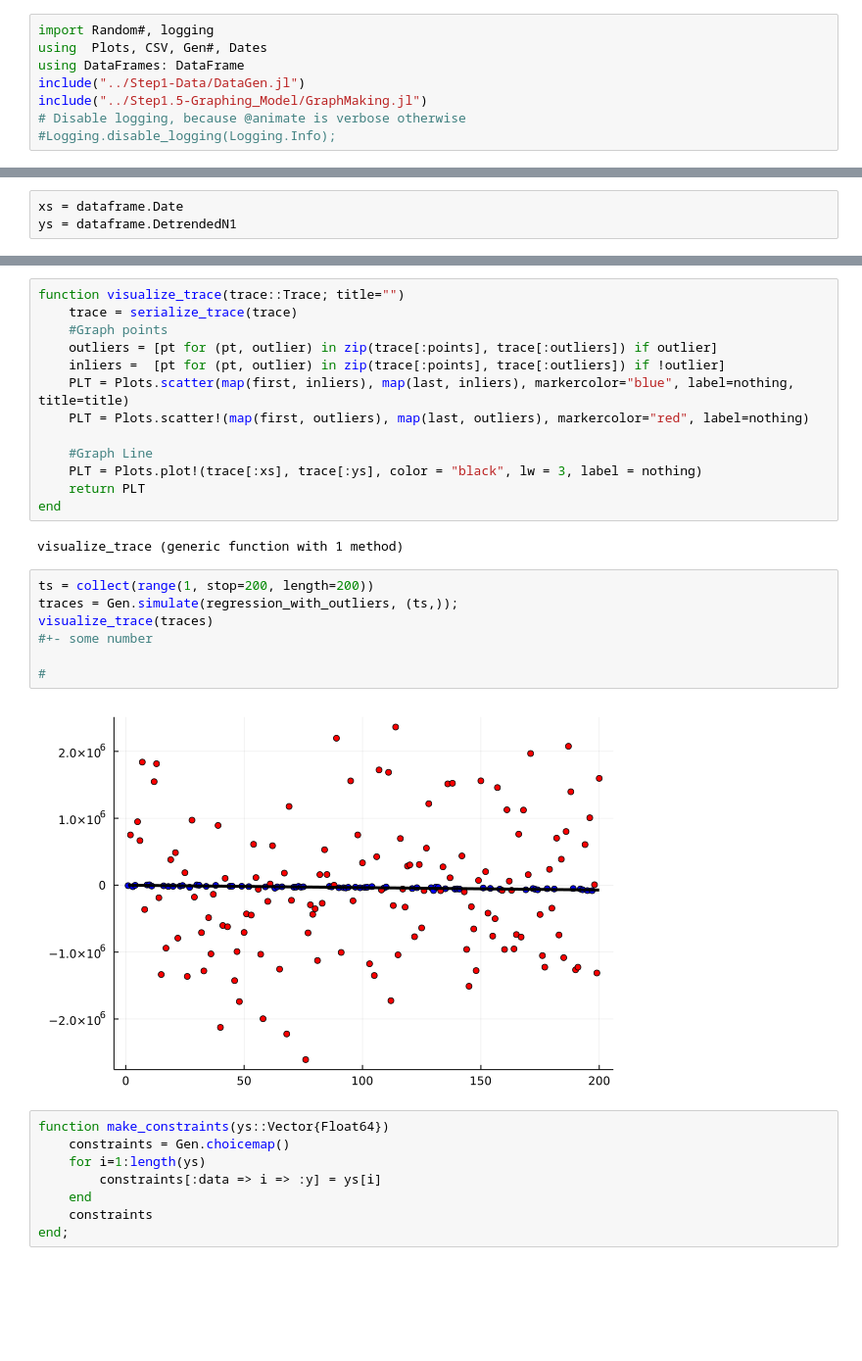
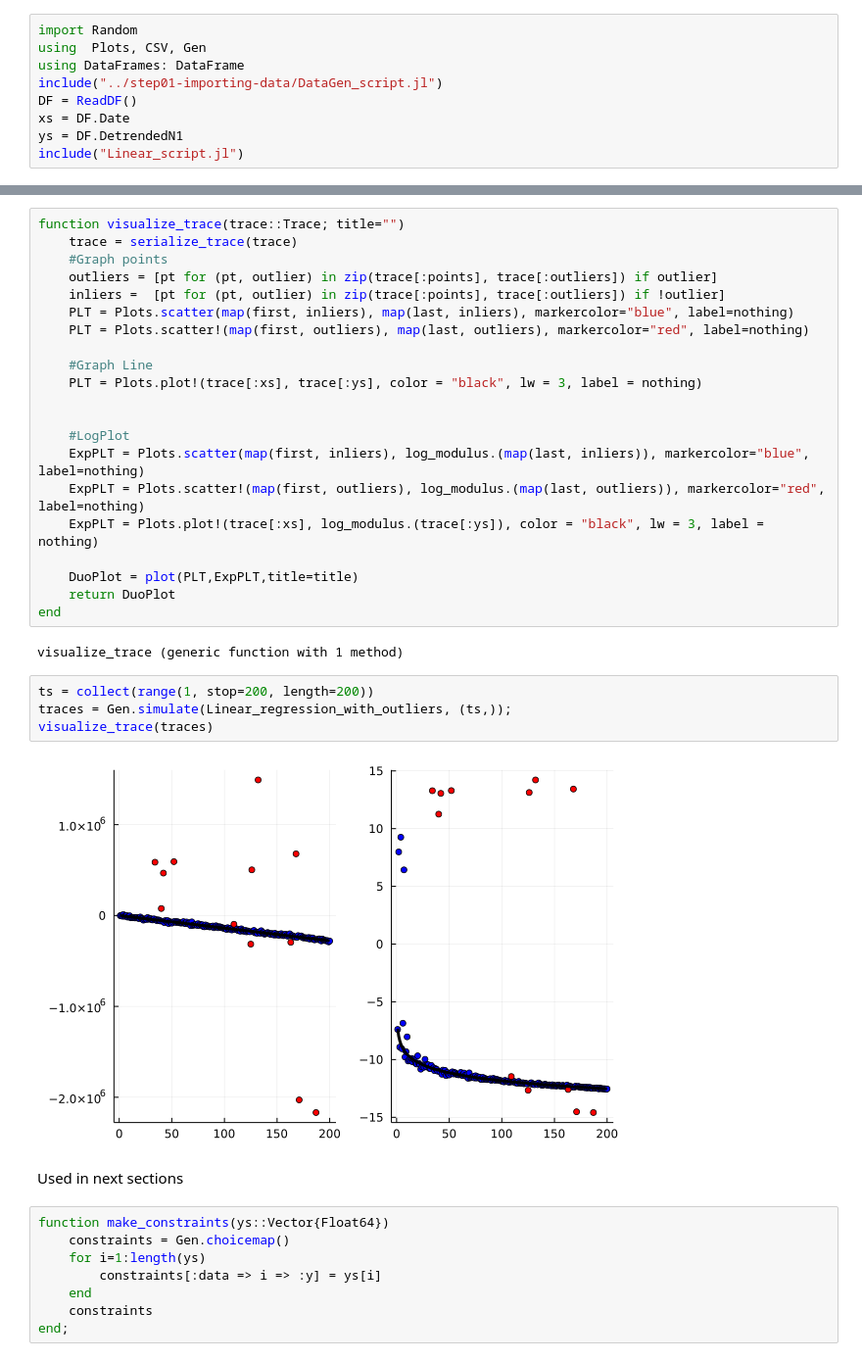
Before and after one commit to UW-Madison-DSI/PPL_OutlierPrediction, a Jupyter notebook: src/step02-linear-model/Linear.ipynb, the cells around one changed output, grey strips where cells are left out. Shown at 98% size. Cells and saved outputs as stored; diff of their text form; blank space fills up the shorter version.

Commit message:
updated step 2 with log linear side by side

```diff
--- a/src/step02-linear-model/Linear.ipynb
+++ b/src/step02-linear-model/Linear.ipynb
@@ -1,9 +1,10 @@
 # %%
-import Random#, logging
-using  Plots, CSV, Gen#, Dates
+import Random
+using  Plots, CSV, Gen
 using DataFrames: DataFrame
-include("../Step1-Data/DataGen.jl")
-include("../Step1.5-Graphing_Model/GraphMaking.jl")
-# Disable logging, because @animate is verbose otherwise
-#Logging.disable_logging(Logging.Info);
+include("../step01-importing-data/DataGen_script.jl")
+DF = ReadDF()
+xs = DF.Date
+ys = DF.DetrendedN1
+include("Linear_script.jl")
 # %% [output]
@@ -11,3 +11,0 @@ SystemError: SystemError: opening file "c:\\Users\\marli\\Desktop\\PPLCov\\PPL_O
-# %%
-xs = dataframe.Date
-ys = dataframe.DetrendedN1
@@ -83,24 +62,31 @@ function visualize_trace(trace::Trace; title="")
     #Graph points
     outliers = [pt for (pt, outlier) in zip(trace[:points], trace[:outliers]) if outlier]
     inliers =  [pt for (pt, outlier) in zip(trace[:points], trace[:outliers]) if !outlier]
-    PLT = Plots.scatter(map(first, inliers), map(last, inliers), markercolor="blue", label=nothing, title=title)
+    PLT = Plots.scatter(map(first, inliers), map(last, inliers), markercolor="blue", label=nothing)
     PLT = Plots.scatter!(map(first, outliers), map(last, outliers), markercolor="red", label=nothing)
 
     #Graph Line
     PLT = Plots.plot!(trace[:xs], trace[:ys], color = "black", lw = 3, label = nothing)
-    return PLT
+
+
+    #LogPlot
+    ExpPLT = Plots.scatter(map(first, inliers), log_modulus.(map(last, inliers)), markercolor="blue", label=nothing)
+    ExpPLT = Plots.scatter!(map(first, outliers), log_modulus.(map(last, outliers)), markercolor="red", label=nothing)
+    ExpPLT = Plots.plot!(trace[:xs], log_modulus.(trace[:ys]), color = "black", lw = 3, label = nothing)
+
+    DuoPlot = plot(PLT,ExpPLT,title=title)
+    return DuoPlot
 end
 # %% [output]
 visualize_trace (generic function with 1 method)
 # %%
 ts = collect(range(1, stop=200, length=200))
-traces = Gen.simulate(regression_with_outliers, (ts,));
+traces = Gen.simulate(Linear_regression_with_outliers, (ts,));
 visualize_trace(traces)
-#+- some number
-
-#
 # %% [output]
-[figure, old version]
+[figure, new version]
+# %% [markdown]
+Used in next sections
 # %%
 function make_constraints(ys::Vector{Float64})
     constraints = Gen.choicemap()
```
Also changed, not shown: parts of 6 cells of this notebook, 3 other files.
